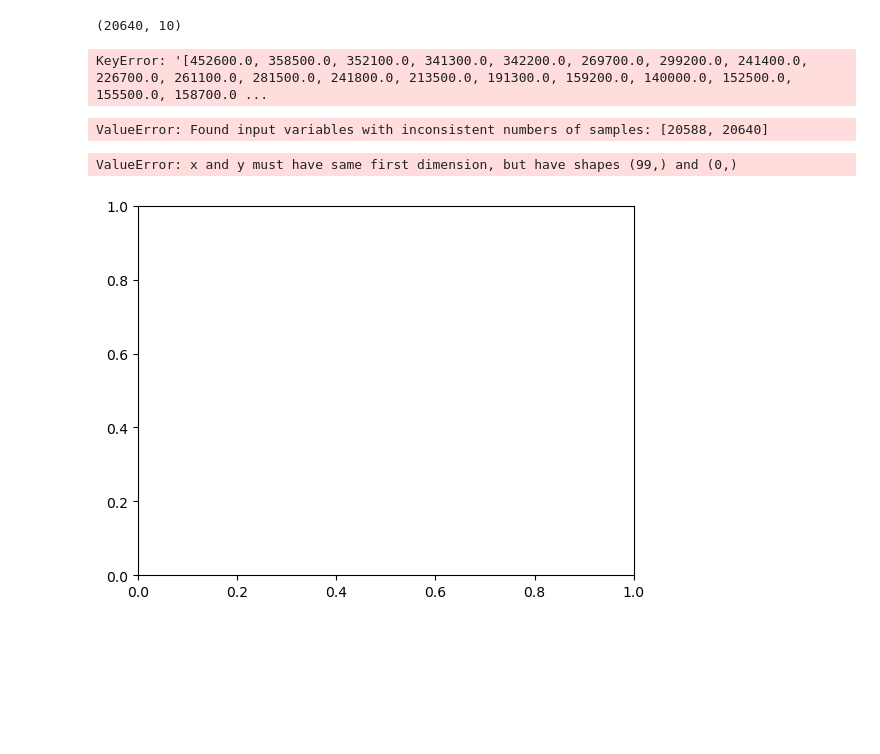
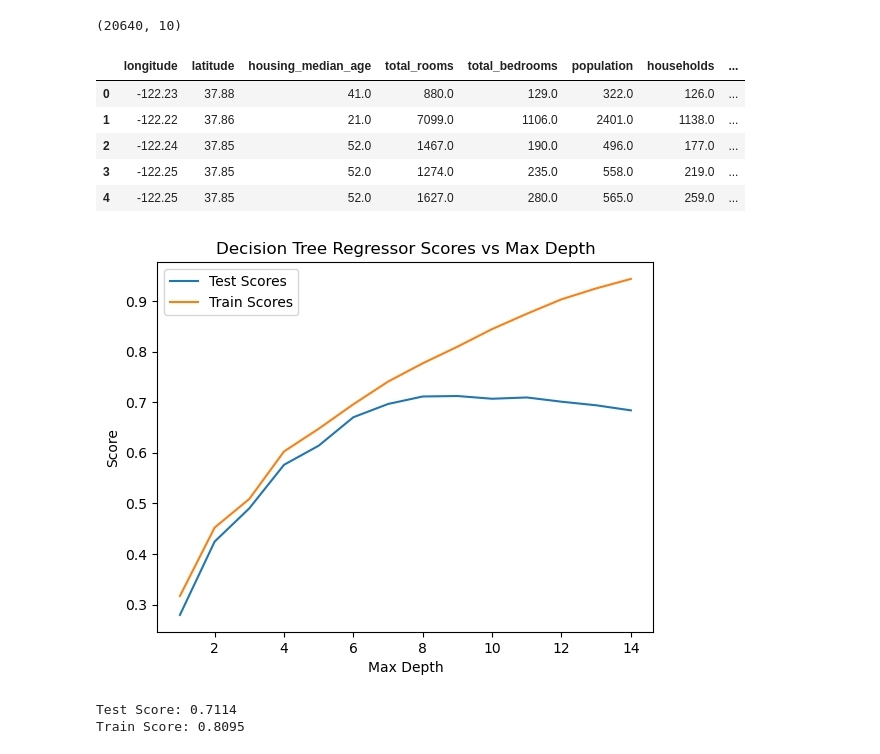
Before and after one commit to arnvG17/notes, a Jupyter notebook: ml lab/EXPERIMENTS/exp2.1.ipynb, the cells around one changed output. Cells and saved outputs as stored; diff of their text form; code cells hidden in the pictures; blank space fills up the shorter version.

```diff
--- a/ml lab/EXPERIMENTS/exp2.1.ipynb
+++ b/ml lab/EXPERIMENTS/exp2.1.ipynb
@@ -89,34 +89,55 @@ df.shape
 (20640, 10)
 # %%
 y=df["median_house_value"]
-X=df.drop(df["median_house_value"])
+X=df.drop("median_house_value", axis=1)
 
-X.head
+X.head()
 # %% [output]
-KeyError: '[452600.0, 358500.0, 352100.0, 341300.0, 342200.0, 269700.0, 299200.0, 241400.0, 226700.0, 261100.0, 281500.0, 241800.0, 213500.0, 191300.0, 159200.0, 140000.0, 152500.0, 155500.0, 158700.0 ...
+|  | longitude | latitude | housing_median_age | total_rooms | total_bedrooms | population | households | ... |
+| 0 | -122.23 | 37.88 | 41.0 | 880.0 | 129.0 | 322.0 | 126.0 | ... |
+| 1 | -122.22 | 37.86 | 21.0 | 7099.0 | 1106.0 | 2401.0 | 1138.0 | ... |
+| 2 | -122.24 | 37.85 | 52.0 | 1467.0 | 190.0 | 496.0 | 177.0 | ... |
+| 3 | -122.25 | 37.85 | 52.0 | 1274.0 | 235.0 | 558.0 | 219.0 | ... |
+| 4 | -122.25 | 37.85 | 52.0 | 1627.0 | 280.0 | 565.0 | 259.0 | ... |
 # %%
 from sklearn.model_selection import train_test_split
 X_train,X_test,y_train,y_test = train_test_split(
     X,y,test_size=0.2,random_state=42
 )
-# %% [output]
-ValueError: Found input variables with inconsistent numbers of samples: [20588, 20640]
 # %%
 from sklearn.tree import DecisionTreeRegressor
 scores=[]
 train_scores=[]
 n=15
 for i in range(1,n):
-    model=DecisionTreeRegressor(
-       X_train,y_test,max_depth=i
-    )
-    score.append(model.score(X_test,y_test))
-    train_score.append(model.score(X_train,y_train))
+    model=DecisionTreeRegressor(max_depth=i)
+    model.fit(X_train,y_train)
+    scores.append(model.score(X_test,y_test))
+    train_scores.append(model.score(X_train,y_train))
 # %%
 depth=range(1,n)
-plt.plot(depth,score)
-plt.plot(depth,test_score)
+plt.plot(depth,scores, label='Test Scores')
+plt.plot(depth,train_scores, label='Train Scores')
+plt.xlabel("Max Depth")
+plt.ylabel("Score")
+plt.title("Decision Tree Regressor Scores vs Max Depth")
+plt.legend()
 plt.show()
 # %% [output]
-ValueError: x and y must have same first dimension, but have shapes (99,) and (0,)
-[figure, old version]
+[figure, new version]
+# %%
+
+optimal_max_depth = 9
+model_pruned = DecisionTreeRegressor(max_depth=optimal_max_depth)
+model_pruned.fit(X_train, y_train)
+
+
+test_score_pruned = model_pruned.score(X_test, y_test)
+train_score_pruned = model_pruned.score(X_train, y_train)
+
+
+print(f"Test Score: {test_score_pruned:.4f}")
+print(f"Train Score: {train_score_pruned:.4f}")
+# %% [output]
+Test Score: 0.7114
+Train Score: 0.8095
```
Also changed, not shown: 1 other file.
